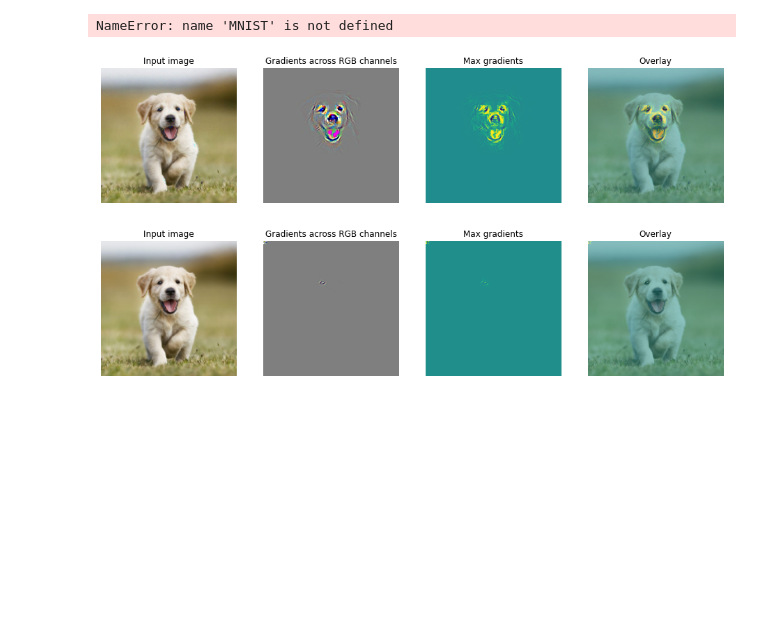
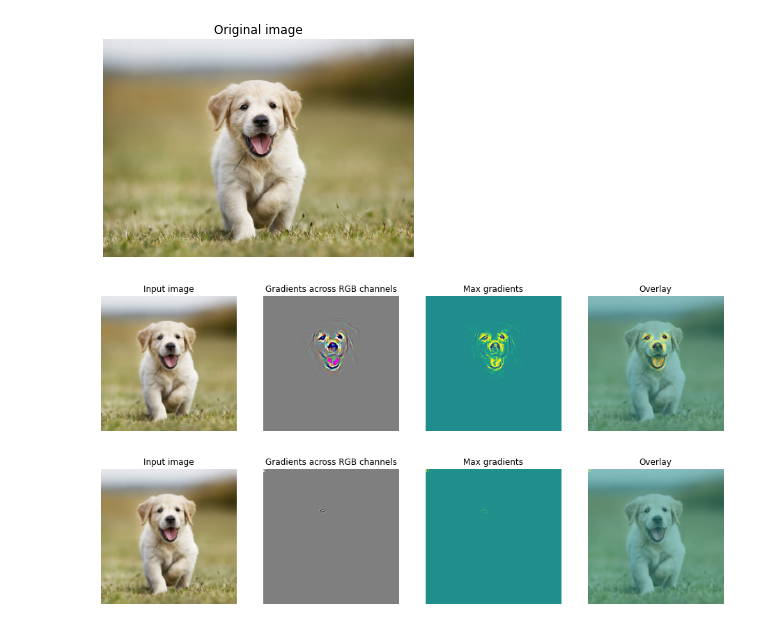
Before and after one commit to Benjsela/CMSC828uProject, a Jupyter notebook: saliency/Network_saliency.ipynb, the cells around one changed output. Drawn from its saved outputs; the diff is of its cells as text; code cells hidden in the pictures; blank space fills up the shorter version.

```diff
--- a/saliency/Network_saliency.ipynb
+++ b/saliency/Network_saliency.ipynb
@@ -18,17 +13,22 @@ os.environ['KMP_DUPLICATE_LIB_OK']='True'
 # %%
 image = load_image('adorable_puppy.jpg')
 
 plt.imshow(image)
 plt.title('Original image')
 plt.axis('off');
 
-noisy_img = image + np.random.normal(0, 5, (image.size[1],image.size[0], 3))
+noisy = False
 
-# Prepare inputs to be used later
+if noisy:
+    noisy_img = image + np.random.normal(0, 5, (image.size[1],image.size[0], 3))
 
-img = apply_transforms(noisy_img.astype('uint8'))
+    # Prepare inputs to be used later
+
+    img = apply_transforms(noisy_img.astype('uint8'))
+else:
+    img = apply_transforms(image)
 # %% [output]
-NameError: name 'MNIST' is not defined
+[figure, added]
 # %%
 def visualize_helper(model_module, tensor=img, k=84):
     model = model_module(pretrained=True)
```
Also changed, not shown: parts of 1 cell of this notebook, 11 other files.
